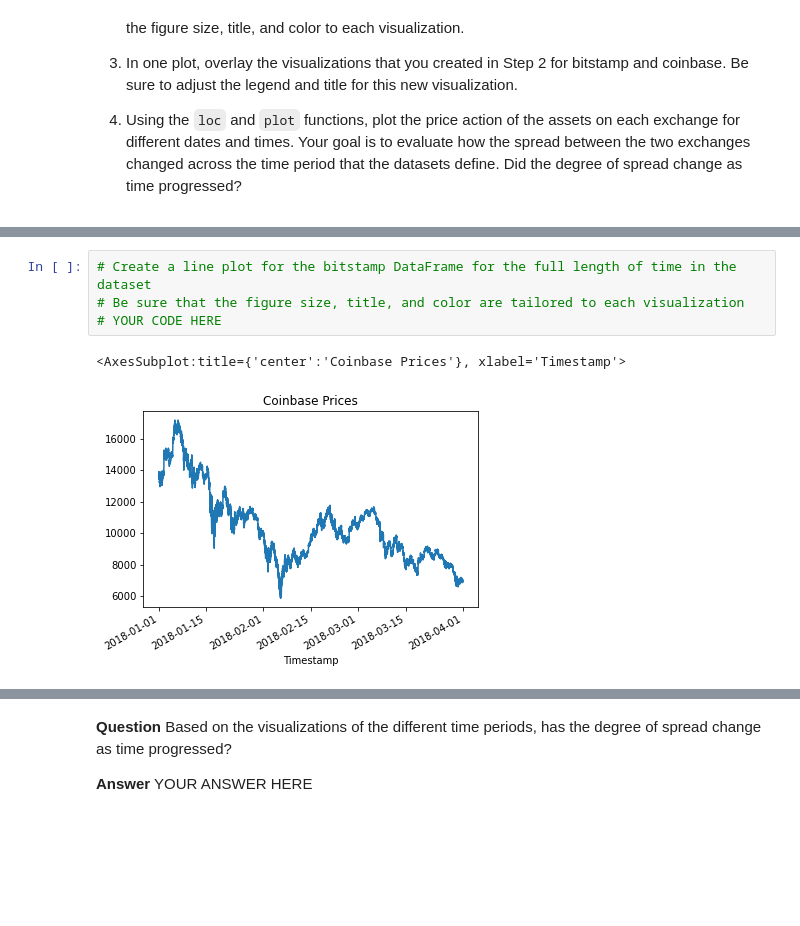
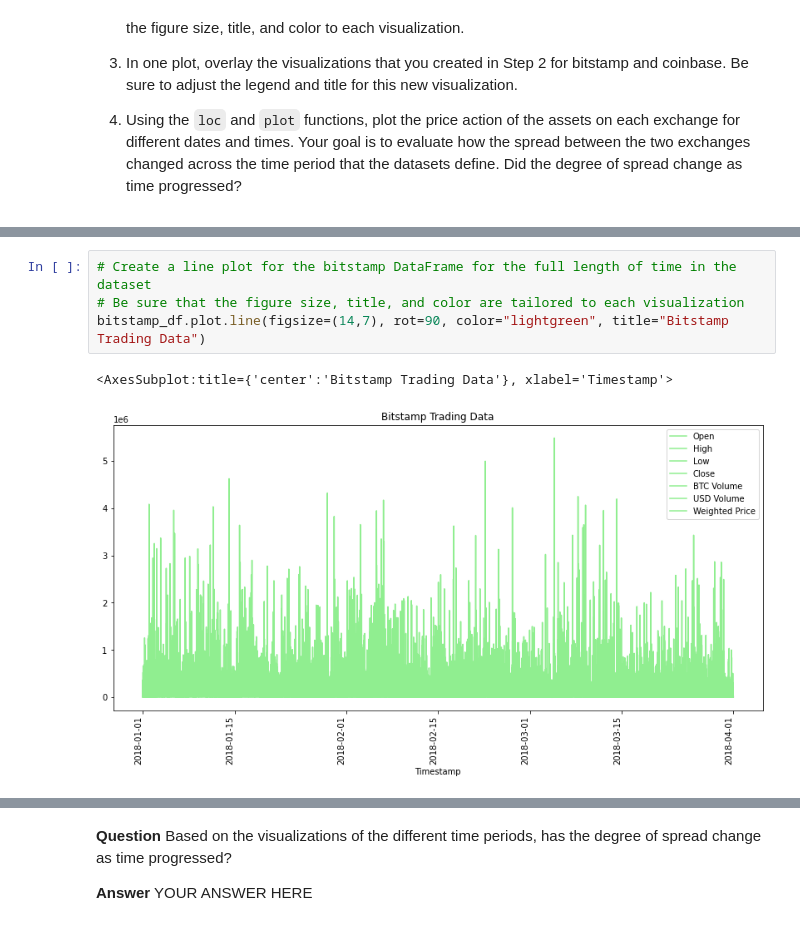
Before and after one commit to jojomani/BTC_Fin_Analysis, a Jupyter notebook: crypto_arbitrage.ipynb, the cells around one changed output, grey strips where cells are left out. Cells and saved outputs as stored; diff of their text form; blank space fills up the shorter version.

Commit message:
Analyzing data code updated

```diff
--- a/crypto_arbitrage.ipynb
+++ b/crypto_arbitrage.ipynb
@@ -347,10 +359,10 @@ Sort through the time series data associated with the bitstamp and coinbase Data
 # %%
 # Create a line plot for the bitstamp DataFrame for the full length of time in the dataset
 # Be sure that the figure size, title, and color are tailored to each visualization
-# YOUR CODE HERE
+bitstamp_df.plot.line(figsize=(14,7), rot=90, color="lightgreen", title="Bitstamp Trading Data")
 # %% [output]
-<AxesSubplot:title={'center':'Coinbase Prices'}, xlabel='Timestamp'>
+<AxesSubplot:title={'center':'Bitstamp Trading Data'}, xlabel='Timestamp'>
-[figure, old version]
+[figure, new version]
 # %%
 # Create a line plot for the coinbase DataFrame for the full length of time in the dataset
 # Be sure that the figure size, title, and color are tailored to each visualization
```
Also changed, not shown: parts of 26 cells of this notebook.
